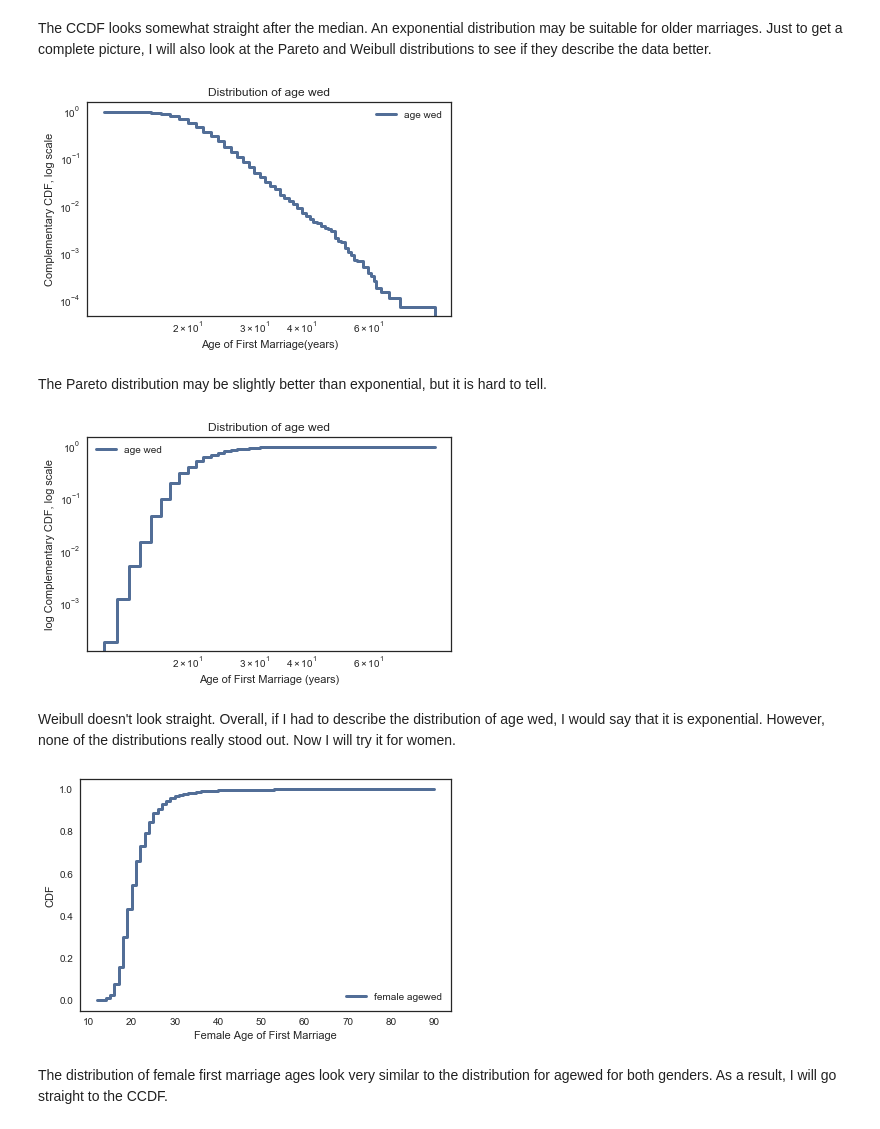
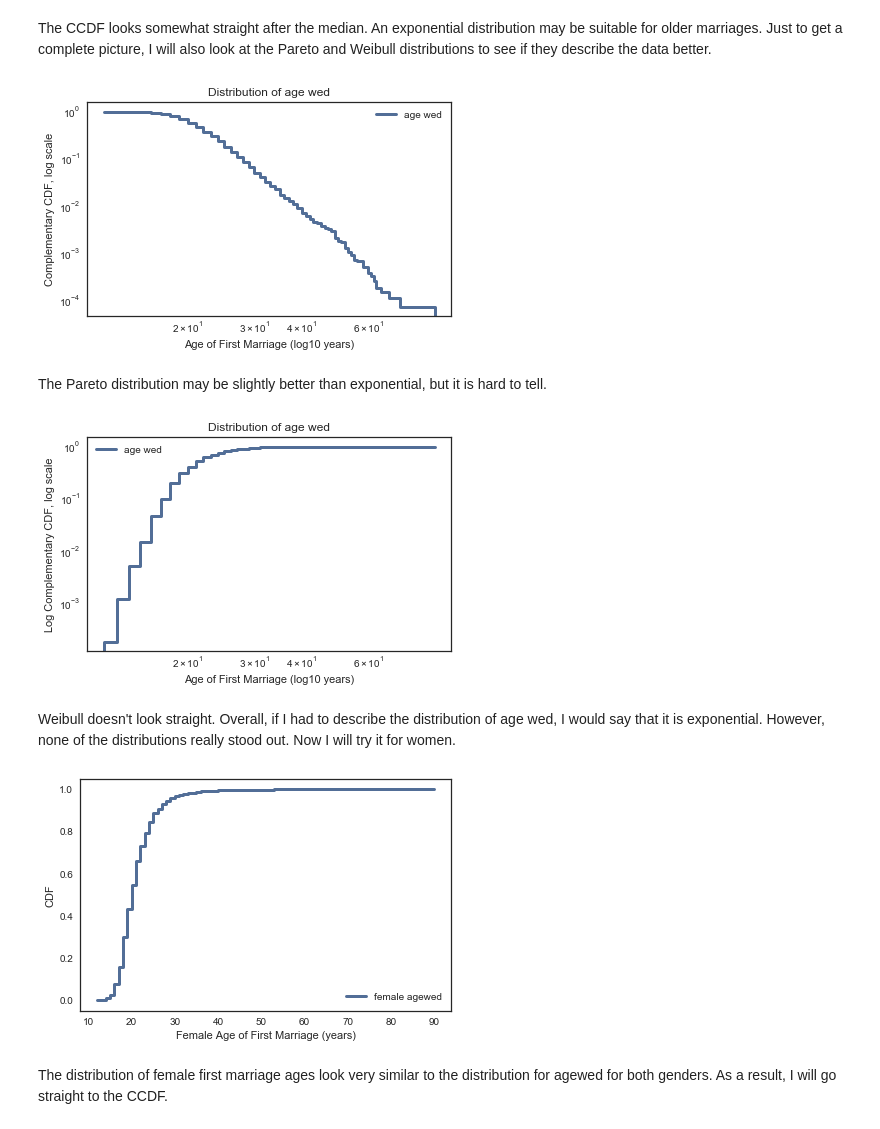
Before and after one commit to coverney/ThinkStats2, a Jupyter notebook: homeworks/homework02.ipynb, the cells around one changed output. Drawn from its saved outputs; the diff is of its cells as text; code cells hidden in the pictures.

```diff
--- a/homeworks/homework02.ipynb
+++ b/homeworks/homework02.ipynb
@@ -632,33 +637,33 @@ The CCDF looks somewhat straight after the median. An exponential distribution m
 # %%
 thinkplot.cdf(cdf_agewed, label='age wed', complement=True)
 
 decorate(title='Distribution of age wed',
-         xlabel='Age of First Marriage(years)',
+         xlabel='Age of First Marriage (log10 years)',
          ylabel='Complementary CDF, log scale',
          xscale='log',
          yscale='log')
 # %% [output]
-[figure, old version]
+[figure, new version]
 # %% [markdown]
 The Pareto distribution may be slightly better than exponential, but it is hard to tell.
 # %%
 thinkplot.cdf(cdf_agewed, label='age wed', transform='Weibull')
 
 decorate(title='Distribution of age wed',
-         xlabel='Age of First Marriage (years)',
-         ylabel='log Complementary CDF, log scale',
+         xlabel='Age of First Marriage (log10 years)',
+         ylabel='Log Complementary CDF, log scale',
          xscale='log',
          yscale='log')
 # %% [output]
-[figure, old version]
+[figure, new version]
 # %% [markdown]
 Weibull doesn't look straight. Overall, if I had to describe the distribution of age wed, I would say that it is exponential. However, none of the distributions really stood out. Now I will try it for women.
 # %%
 cdf_female_agewed = Cdf(gss[gss.sex==2].agewed, label='female agewed')
 thinkplot.Cdf(cdf_female_agewed)
-decorate(xlabel='Female Age of First Marriage', ylabel='CDF')
+decorate(xlabel='Female Age of First Marriage (years)', ylabel='CDF')
 # %% [output]
-[figure, old version]
+[figure, new version]
 # %% [markdown]
 The distribution of female first marriage ages look very similar to the distribution for agewed for both genders. As a result, I will go straight to the CCDF.
 # %%
```
Also changed, not shown: parts of 34 cells of this notebook, 5 other files.
